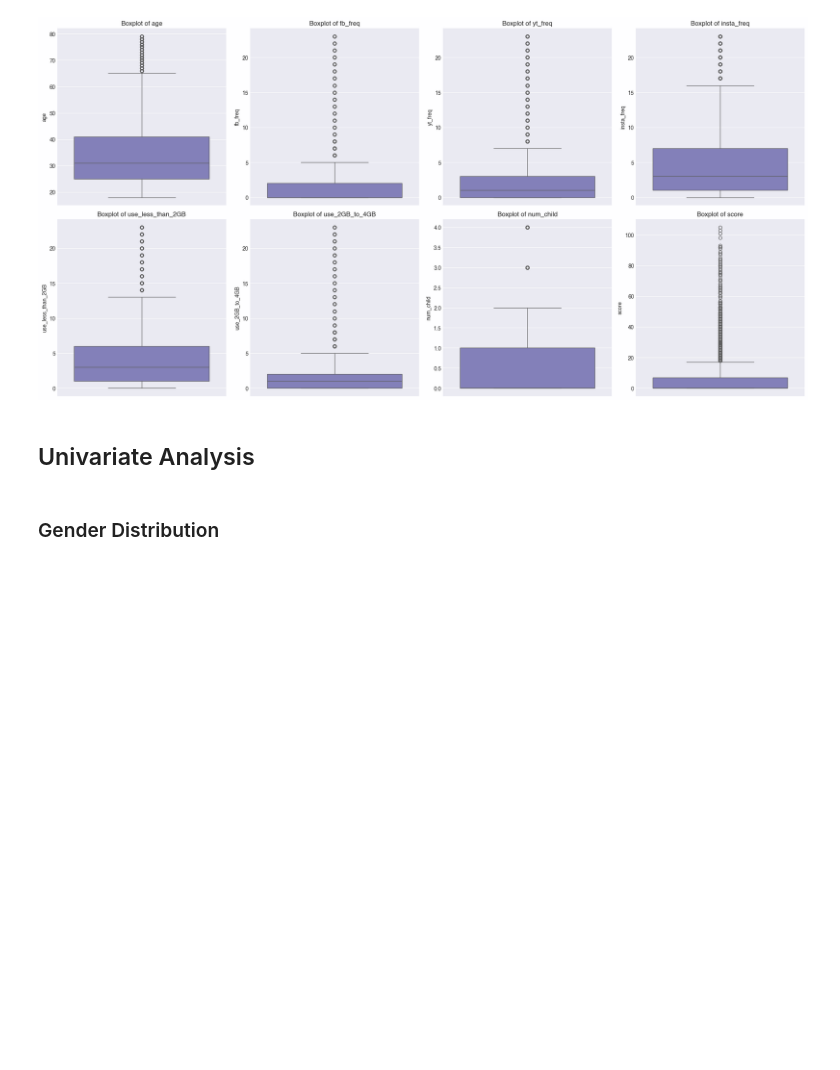
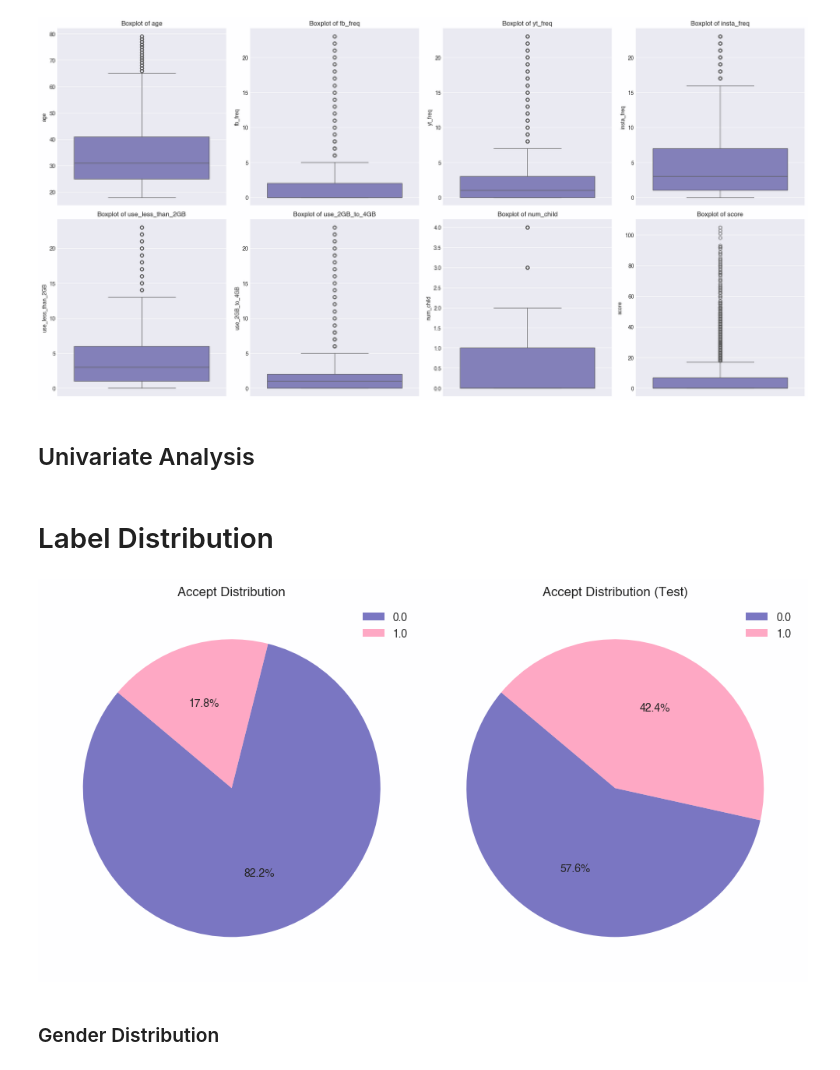
Before and after one commit to BaoVoThuong/4G_Behavior_Analysis, a Jupyter notebook: src/Eda.ipynb, the cells around one changed output. Cells and saved outputs as stored; diff of their text form; code cells hidden in the pictures; blank space fills up the shorter version.

Commit message:
add slide + add eda label

```diff
--- a/src/Eda.ipynb
+++ b/src/Eda.ipynb
@@ -13,17 +13,17 @@ plt.style.use(
 # Read File
 # %%
 # Training Set
-context = pd.read_csv('../cleaned/train/context.csv')
-mpa = pd.read_csv('../cleaned/train/mpa.csv')
-mpu = pd.read_csv('../cleaned/train/mpu.csv')
-user = pd.read_csv('../cleaned/train/user.csv')
+context = pd.read_csv('../cleaned_data/train/context.csv')
+mpa = pd.read_csv('../cleaned_data/train/mpa.csv')
+mpu = pd.read_csv('../cleaned_data/train/mpu.csv')
+user = pd.read_csv('../cleaned_data/train/user.csv')
 train_set = {'user': user,'context': context, 'mpa': mpa, 'mpu': mpu }
 # %%
 # Testing Set
-context_test = pd.read_csv('../cleaned/test/context.csv')
-mpa_test = pd.read_csv('../cleaned/test/mpa.csv')
-mpu_test = pd.read_csv('../cleaned/test/mpu.csv')
-user_test = pd.read_csv('../cleaned/test/user.csv')
+context_test = pd.read_csv('../cleaned_data/test/context.csv')
+mpa_test = pd.read_csv('../cleaned_data/test/mpa.csv')
+mpu_test = pd.read_csv('../cleaned_data/test/mpu.csv')
+user_test = pd.read_csv('../cleaned_data/test/user.csv')
 test_set = {'user': user,'context': context, 'mpa': mpa, 'mpu': mpu }
 # %%
 user = user.drop(['Unnamed: 0'],axis = 1)
@@ -85,6 +85,30 @@ plt.show()
 [figure]
 # %% [markdown]
 ## Univariate Analysis
+# %% [markdown]
+# Label Distribution
+# %%
+
+def pie_plot_chart(data,col,index,title):
+    value_counts = data[col].value_counts()
+    percentages = value_counts / value_counts.sum() * 100
+
+    plt.subplot(1,2,index)
+    plt.pie(percentages, autopct='%1.1f%%', startangle=140)
+    plt.title(title)
+    plt.legend(labels=percentages.index, loc='upper right')
+
+
+
+
+plt.figure(figsize= (10,10))
+
+pie_plot_chart(mpu,'accept',1,'Accept Distribution')
+pie_plot_chart(mpu_test,'accept',2,'Accept Distribution (Test)')
+plt.tight_layout()
+plt.show()
+# %% [output]
+[figure, added]
 # %% [markdown]
 ### Gender Distribution
 # %%
```
Also changed, not shown: parts of 1 cell of this notebook, 1 other file.
